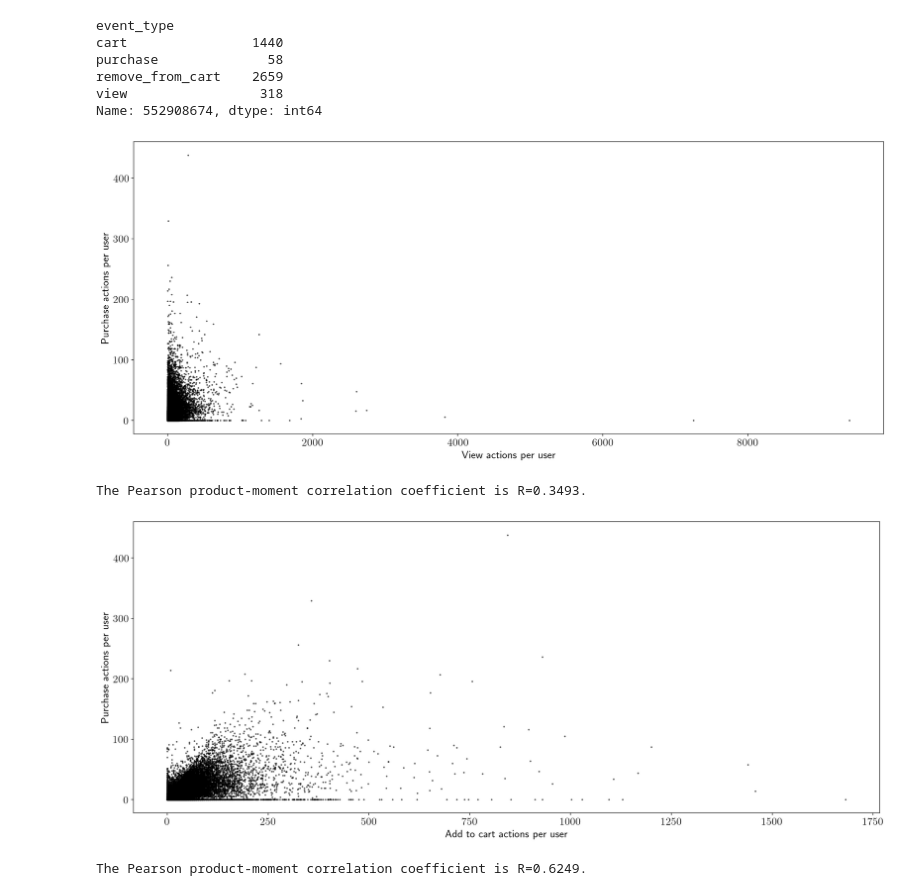
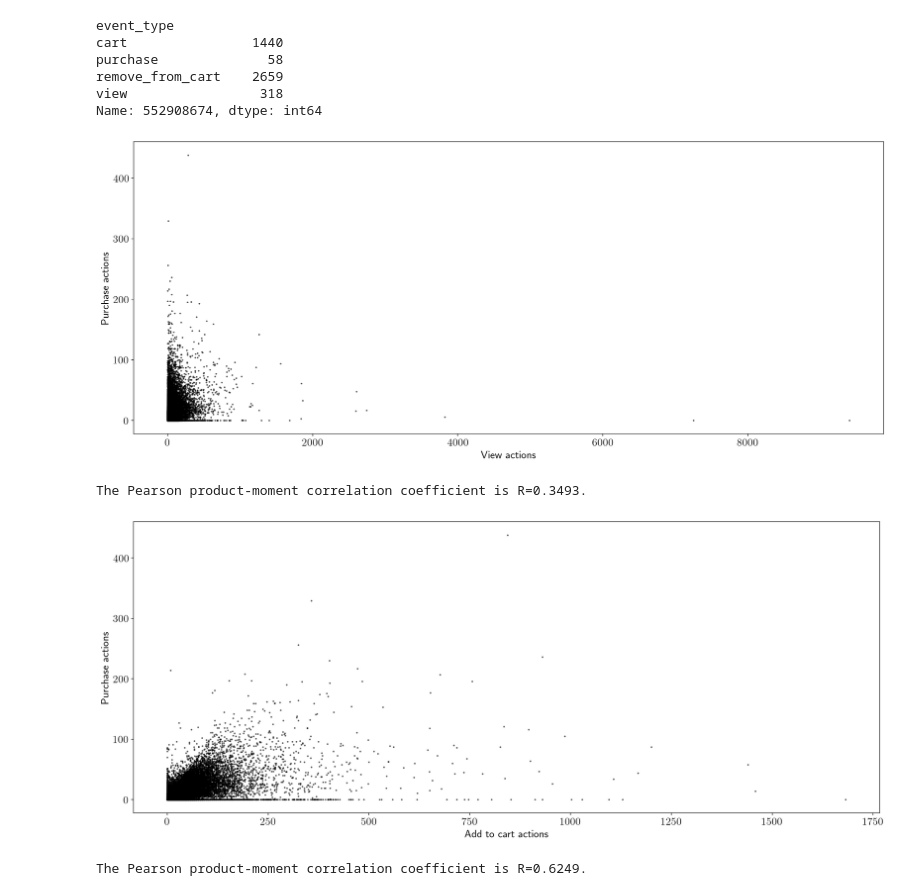
Before and after one commit to WSzP/uxml-ecommerce, a Jupyter notebook: eda-uxml.ipynb, the cells around one changed output. Cells and saved outputs as stored; diff of their text form; code cells hidden in the pictures.

```diff
--- a/eda-uxml.ipynb
+++ b/eda-uxml.ipynb
@@ -13,6 +7,16 @@ from datetime import datetime as dt
 import inflect
 ENG = inflect.engine()
 from constants import (DATA_OCT, DATA_NOV, EXPORT_DIR, UX_CONSTANTS, SEED)
+# %%
+FONT_SIZE = 16
+plt.rcParams['figure.figsize'] = (20,8)
+plt.rcParams['text.usetex'] = True
+plt.rcParams['font.size'] = FONT_SIZE
+plt.rcParams['legend.fontsize'] = FONT_SIZE
+plt.rcParams['xtick.labelsize'] = FONT_SIZE
+plt.rcParams['ytick.labelsize'] = FONT_SIZE
+%config InlineBackend.figure_format ='retina'
+# %matplotlib widget
 # %%
 df = pd.concat([pd.read_csv(DATA_OCT, engine='c', sep=',')
                 ,pd.read_csv(DATA_NOV, engine='c', sep=',')])
@@ -280,26 +284,28 @@ view                 318
 Name: 552908674, dtype: int64
 # %%
 plt.scatter(users_events_crosstab['view'], users_events_crosstab['purchase'], marker='.',color='k',alpha=0.5,s=10)
-# plt.title('Number of views and number of purchase actions per user.')
-plt.xlabel('View actions per user')
-plt.ylabel('Purchase actions per user')
+# plt.title('Number of views and number of purchase actions for the same user.')
+plt.xlabel('View actions')
+plt.ylabel('Purchase actions')
+plt.savefig(EXPORT_DIR+'view-purchase-per-user.png',dpi=300)
+plt.savefig(EXPORT_DIR+'view-purchase-per-user.pdf')
 plt.show()
-# fig.savefig(EXPORT_DIR+'view-purchase-per-user.png',dpi=300)
-# fig.savefig(EXPORT_DIR+'view-purchase-per-user.pdf')
 # %% [output]
-[figure, old version]
+[figure, new version]
 # %%
 print(f"The Pearson product-moment correlation coefficient is R={np.corrcoef(users_events_crosstab['view'], users_events_crosstab['purchase'])[0,1]:.4f}.")
 # %% [output]
 The Pearson product-moment correlation coefficient is R=0.3493.
 # %%
 plt.scatter(users_events_crosstab['cart'], users_events_crosstab['purchase'], marker='.',color='k',alpha=0.5,s=10)
-# plt.title('Number of add to cart actions and number of purchase actions per user.')
-plt.xlabel('Add to cart actions per user')
-plt.ylabel('Purchase actions per user')
+# plt.title('Number of add to cart actions and number of purchase actions for the same user.')
+plt.xlabel('Add to cart actions')
+plt.ylabel('Purchase actions')
+plt.savefig(EXPORT_DIR+'cart-purchase-per-user.png',dpi=300)
+plt.savefig(EXPORT_DIR+'cart-purchase-per-user.pdf')
 plt.show()
 # %% [output]
-[figure, old version]
+[figure, new version]
 # %%
 print(f"The Pearson product-moment correlation coefficient is R={np.corrcoef(users_events_crosstab['cart'], users_events_crosstab['purchase'])[0,1]:.4f}.")
 # %% [output]
```
Also changed, not shown: parts of 9 cells of this notebook, 20 other files.
